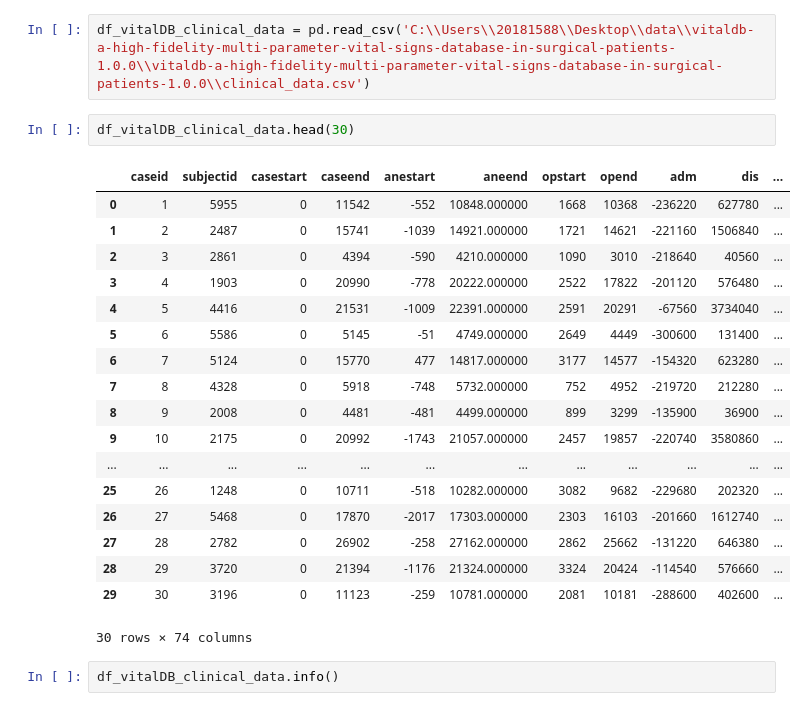
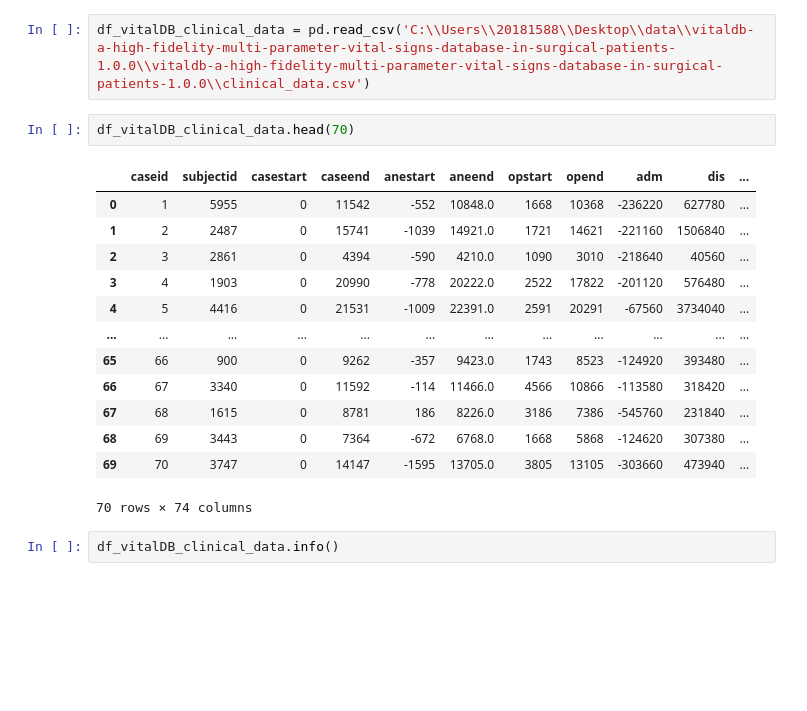
Before and after one commit to sonjababac/Data-Science-for-EWS-in-Postoperative-Care-PhD-year-1, a Jupyter notebook: VitalDB/VitalDB_data_analysis/data analysis VitalDB clinical data.ipynb, the cells around one changed output. Drawn from its saved outputs; the diff is of its cells as text; blank space fills up the shorter version.

```diff
--- a/VitalDB/VitalDB_data_analysis/data analysis VitalDB clinical data.ipynb
+++ b/VitalDB/VitalDB_data_analysis/data analysis VitalDB clinical data.ipynb
@@ -21,26 +21,21 @@ Libraries Imported
 # %%
 df_vitalDB_clinical_data = pd.read_csv('C:\\Users\\20181588\\Desktop\\data\\vitaldb-a-high-fidelity-multi-parameter-vital-signs-database-in-surgical-patients-1.0.0\\vitaldb-a-high-fidelity-multi-parameter-vital-signs-database-in-surgical-patients-1.0.0\\clinical_data.csv')
 # %%
-df_vitalDB_clinical_data.head(30)
+df_vitalDB_clinical_data.head(70)
 # %% [output]
 |  | caseid | subjectid | casestart | caseend | anestart | aneend | opstart | opend | adm | dis | ... |
-| 0 | 1 | 5955 | 0 | 11542 | -552 | 10848.000000 | 1668 | 10368 | -236220 | 627780 | ... |
-| 1 | 2 | 2487 | 0 | 15741 | -1039 | 14921.000000 | 1721 | 14621 | -221160 | 1506840 | ... |
-| 2 | 3 | 2861 | 0 | 4394 | -590 | 4210.000000 | 1090 | 3010 | -218640 | 40560 | ... |
-| 3 | 4 | 1903 | 0 | 20990 | -778 | 20222.000000 | 2522 | 17822 | -201120 | 576480 | ... |
-| 4 | 5 | 4416 | 0 | 21531 | -1009 | 22391.000000 | 2591 | 20291 | -67560 | 3734040 | ... |
-| 5 | 6 | 5586 | 0 | 5145 | -51 | 4749.000000 | 2649 | 4449 | -300600 | 131400 | ... |
-| 6 | 7 | 5124 | 0 | 15770 | 477 | 14817.000000 | 3177 | 14577 | -154320 | 623280 | ... |
-| 7 | 8 | 4328 | 0 | 5918 | -748 | 5732.000000 | 752 | 4952 | -219720 | 212280 | ... |
-| 8 | 9 | 2008 | 0 | 4481 | -481 | 4499.000000 | 899 | 3299 | -135900 | 36900 | ... |
-| 9 | 10 | 2175 | 0 | 20992 | -1743 | 21057.000000 | 2457 | 19857 | -220740 | 3580860 | ... |
+| 0 | 1 | 5955 | 0 | 11542 | -552 | 10848.0 | 1668 | 10368 | -236220 | 627780 | ... |
+| 1 | 2 | 2487 | 0 | 15741 | -1039 | 14921.0 | 1721 | 14621 | -221160 | 1506840 | ... |
+| 2 | 3 | 2861 | 0 | 4394 | -590 | 4210.0 | 1090 | 3010 | -218640 | 40560 | ... |
+| 3 | 4 | 1903 | 0 | 20990 | -778 | 20222.0 | 2522 | 17822 | -201120 | 576480 | ... |
+| 4 | 5 | 4416 | 0 | 21531 | -1009 | 22391.0 | 2591 | 20291 | -67560 | 3734040 | ... |
 | ... | ... | ... | ... | ... | ... | ... | ... | ... | ... | ... | ... |
-| 25 | 26 | 1248 | 0 | 10711 | -518 | 10282.000000 | 3082 | 9682 | -229680 | 202320 | ... |
-| 26 | 27 | 5468 | 0 | 17870 | -2017 | 17303.000000 | 2303 | 16103 | -201660 | 1612740 | ... |
-| 27 | 28 | 2782 | 0 | 26902 | -258 | 27162.000000 | 2862 | 25662 | -131220 | 646380 | ... |
-| 28 | 29 | 3720 | 0 | 21394 | -1176 | 21324.000000 | 3324 | 20424 | -114540 | 576660 | ... |
-| 29 | 30 | 3196 | 0 | 11123 | -259 | 10781.000000 | 2081 | 10181 | -288600 | 402600 | ... |
+| 65 | 66 | 900 | 0 | 9262 | -357 | 9423.0 | 1743 | 8523 | -124920 | 393480 | ... |
+| 66 | 67 | 3340 | 0 | 11592 | -114 | 11466.0 | 4566 | 10866 | -113580 | 318420 | ... |
+| 67 | 68 | 1615 | 0 | 8781 | 186 | 8226.0 | 3186 | 7386 | -545760 | 231840 | ... |
+| 68 | 69 | 3443 | 0 | 7364 | -672 | 6768.0 | 1668 | 5868 | -124620 | 307380 | ... |
+| 69 | 70 | 3747 | 0 | 14147 | -1595 | 13705.0 | 3805 | 13105 | -303660 | 473940 | ... |
-30 rows × 74 columns
+70 rows × 74 columns
 # %%
 df_vitalDB_clinical_data.info()
 # %% [output]
```
Also changed, not shown: 10 other files.
